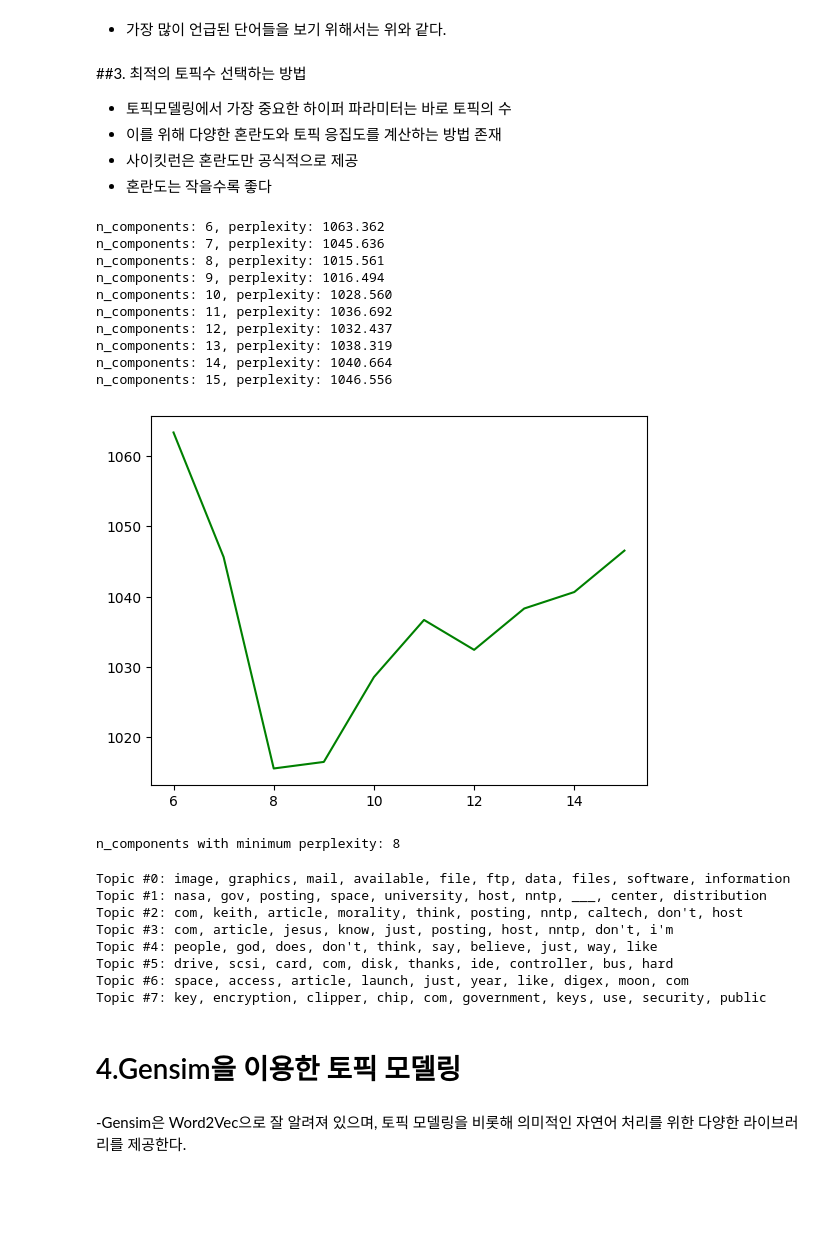
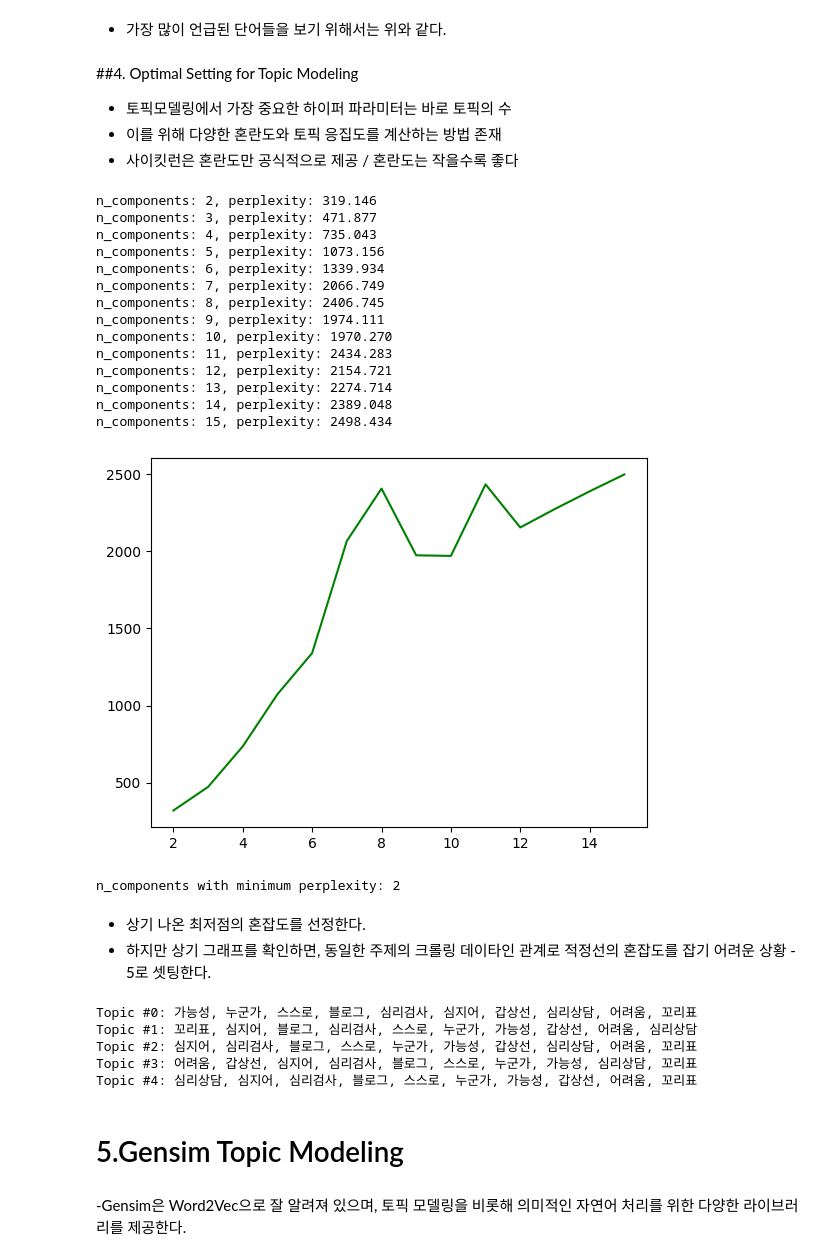
Before and after one commit to itaewonflow/lecture-textmining-ml, a Jupyter notebook: LDA_Gensim_Hangul.ipynb, the cells around one changed output. Saved outputs shown, nothing was run; the diff lists cells and outputs as text; code cells hidden in the pictures; blank space fills up the shorter version.

```diff
--- a/LDA_Gensim_Hangul.ipynb
+++ b/LDA_Gensim_Hangul.ipynb
@@ -36,0 +55,10 @@ print(len(newsgroups_train.data))
+# %%
+from konlpy.tag import Okt
+Okt = Okt()
+# %%
+sentences = []
+for key, value in enumerate(column_sentence[:2]):
+    temp_noun = Okt.nouns(value[1])
+    temp_noun = [token for token in temp_noun if len(token) > 1]
+
+    sentences.append(" ".join(temp_noun))
@@ -37,6 +69,6 @@ print(len(newsgroups_train.data))
 # %%
 from sklearn.feature_extraction.text import CountVectorizer
 
-cv = CountVectorizer(token_pattern="[\w']{3,}", stop_words='english', max_features=2000, min_df=5, max_df=0.5)
-review_cv = cv.fit_transform(newsgroups_train.data)
+cv = CountVectorizer(token_pattern="[\w']{3,}", max_features=2000, min_df=1, max_df=0.9)
+sentences = cv.fit_transform(sentences)
 # %% [markdown]
@@ -63,5 +95,5 @@ lda = LatentDirichletAllocation(n_components = 10, #추출할 topic의 수
                                 n_jobs= -1, #사용 processor 수
                                 random_state=0)
 
-review_topics = lda.fit_transform(review_cv)
+sentence_topics = lda.fit_transform(sentences)
 # %%
@@ -121,53 +153,59 @@ Topic #9: god, people, don't, jesus, just, believe, say, does, think, know
 # %% [markdown]
 - 가장 많이 언급된 단어들을 보기 위해서는 위와 같다.
 # %% [markdown]
-##3. 최적의 토픽수 선택하는 방법
+##4. Optimal Setting for Topic Modeling
 
 - 토픽모델링에서 가장 중요한 하이퍼 파라미터는 바로 토픽의 수
 - 이를 위해 다양한 혼란도와 토픽 응집도를 계산하는 방법 존재
-- 사이킷런은 혼란도만 공식적으로 제공
-- 혼란도는 작을수록 좋다
+- 사이킷런은 혼란도만 공식적으로 제공 / 혼란도는 작을수록 좋다
 # %%
 import matplotlib.pyplot as plt
 
 def show_perplexity(cv, start=10, end=30, max_iter=5, topic_word_prior= 0.1,
                     doc_topic_prior=1.0):
     iter_num = []
     per_value = []
 
     for i in range(start, end + 1):
         lda = LatentDirichletAllocation(n_components = i, max_iter=max_iter,
                                         topic_word_prior= topic_word_prior,
                                         doc_topic_prior=doc_topic_prior,
                                         learning_method='batch', n_jobs= -1,
                                         random_state=7)
         lda.fit(cv)
         iter_num.append(i)
         pv = lda.perplexity(cv)
         per_value.append(pv)
         print(f'n_components: {i}, perplexity: {pv:0.3f}')
 
     plt.plot(iter_num, per_value, 'g-')
     plt.show()
     return start + per_value.index(min(per_value))
 
 print("n_components with minimum perplexity:",
-      show_perplexity(review_cv, start=6, end=15))
+      show_perplexity(sentence_topics, start=2, end=15))
 # %% [output]
-n_components: 6, perplexity: 1063.362
-n_components: 7, perplexity: 1045.636
-n_components: 8, perplexity: 1015.561
-n_components: 9, perplexity: 1016.494
-n_components: 10, perplexity: 1028.560
-n_components: 11, perplexity: 1036.692
-n_components: 12, perplexity: 1032.437
-n_components: 13, perplexity: 1038.319
-n_components: 14, perplexity: 1040.664
-n_components: 15, perplexity: 1046.556
+n_components: 2, perplexity: 319.146
+n_components: 3, perplexity: 471.877
+n_components: 4, perplexity: 735.043
+n_components: 5, perplexity: 1073.156
+n_components: 6, perplexity: 1339.934
+n_components: 7, perplexity: 2066.749
+n_components: 8, perplexity: 2406.745
+n_components: 9, perplexity: 1974.111
+n_components: 10, perplexity: 1970.270
+n_components: 11, perplexity: 2434.283
+n_components: 12, perplexity: 2154.721
+n_components: 13, perplexity: 2274.714
+n_components: 14, perplexity: 2389.048
+n_components: 15, perplexity: 2498.434
-[figure, old version]
+[figure, new version]
-n_components with minimum perplexity: 8
+n_components with minimum perplexity: 2
+# %% [markdown]
+- 상기 나온 최저점의 혼잡도를 선정한다.
+- 하지만 상기 그래프를 확인하면, 동일한 주제의 크롤링 데이타인 관계로 적정선의 혼잡도를 잡기 어려운 상황 - 5로 셋팅한다.
 # %%
-lda = LatentDirichletAllocation(n_components = 8, #추출할 topic의 수를 지정
+lda = LatentDirichletAllocation(n_components = 5,
                                 max_iter=20,
                                 topic_word_prior= 0.1,
                                 doc_topic_prior=1.0,
@@ -175,19 +213,16 @@ lda = LatentDirichletAllocation(n_components = 8, #추출할 topic의 수를 지
                                 n_jobs= -1,
                                 random_state=7)
 
-review_topics = lda.fit_transform(review_cv)
+review_topics = lda.fit_transform(sentence_topics)
 print_top_words(lda, cv.get_feature_names_out(), 10)
 # %% [output]
-Topic #0: image, graphics, mail, available, file, ftp, data, files, software, information
-Topic #1: nasa, gov, posting, space, university, host, nntp, ___, center, distribution
-Topic #2: com, keith, article, morality, think, posting, nntp, caltech, don't, host
-Topic #3: com, article, jesus, know, just, posting, host, nntp, don't, i'm
-Topic #4: people, god, does, don't, think, say, believe, just, way, like
-Topic #5: drive, scsi, card, com, disk, thanks, ide, controller, bus, hard
-Topic #6: space, access, article, launch, just, year, like, digex, moon, com
-Topic #7: key, encryption, clipper, chip, com, government, keys, use, security, public
+Topic #0: 가능성, 누군가, 스스로, 블로그, 심리검사, 심지어, 갑상선, 심리상담, 어려움, 꼬리표
+Topic #1: 꼬리표, 심지어, 블로그, 심리검사, 스스로, 누군가, 가능성, 갑상선, 어려움, 심리상담
+Topic #2: 심지어, 심리검사, 블로그, 스스로, 누군가, 가능성, 갑상선, 심리상담, 어려움, 꼬리표
+Topic #3: 어려움, 갑상선, 심지어, 심리검사, 블로그, 스스로, 누군가, 가능성, 심리상담, 꼬리표
+Topic #4: 심리상담, 심지어, 심리검사, 블로그, 스스로, 누군가, 가능성, 갑상선, 어려움, 꼬리표
-# %% [markdown]
-# 4.Gensim을 이용한 토픽 모델링
+# %% [markdown]
+# 5.Gensim Topic Modeling
 # %% [markdown]
 -Gensim은 Word2Vec으로 잘 알려져 있으며, 토픽 모델링을 비롯해 의미적인 자연어 처리를 위한 다양한 라이브러리를 제공한다.
 # %%
```
Also changed, not shown: parts of 21 cells of this notebook.
